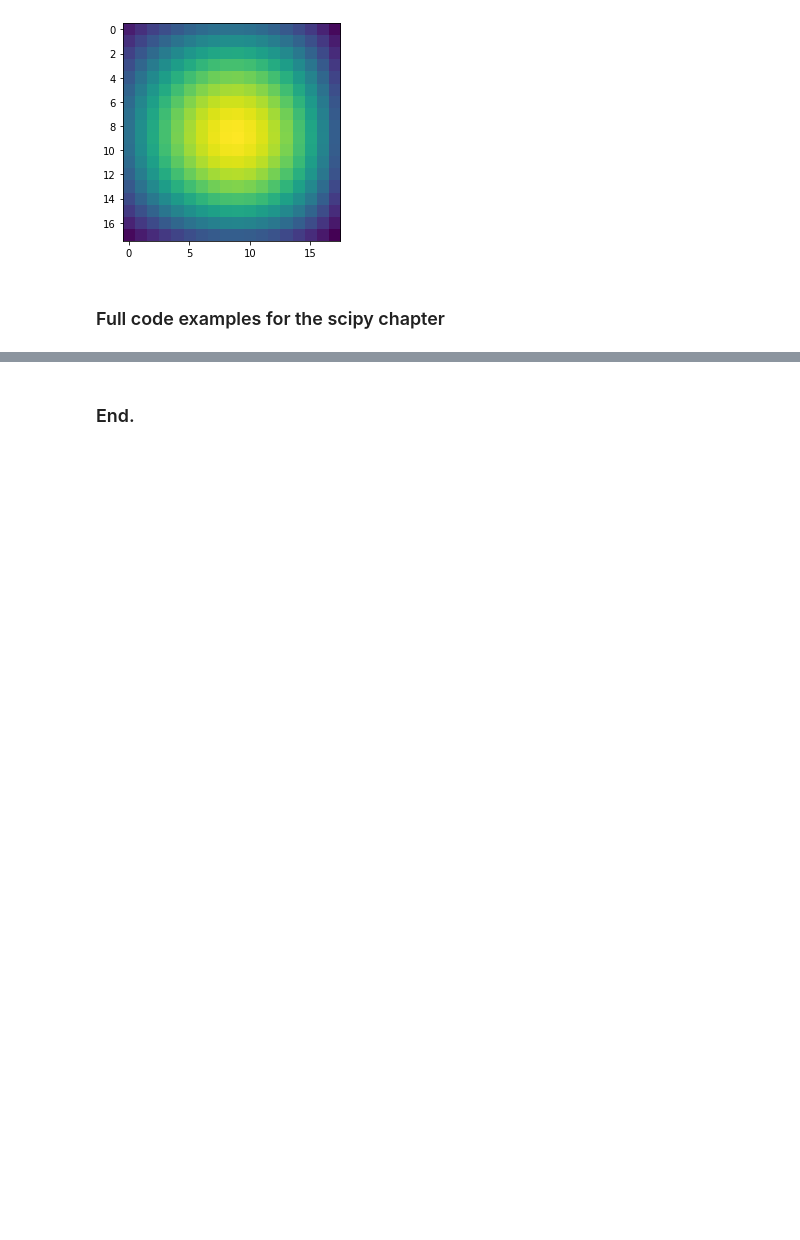
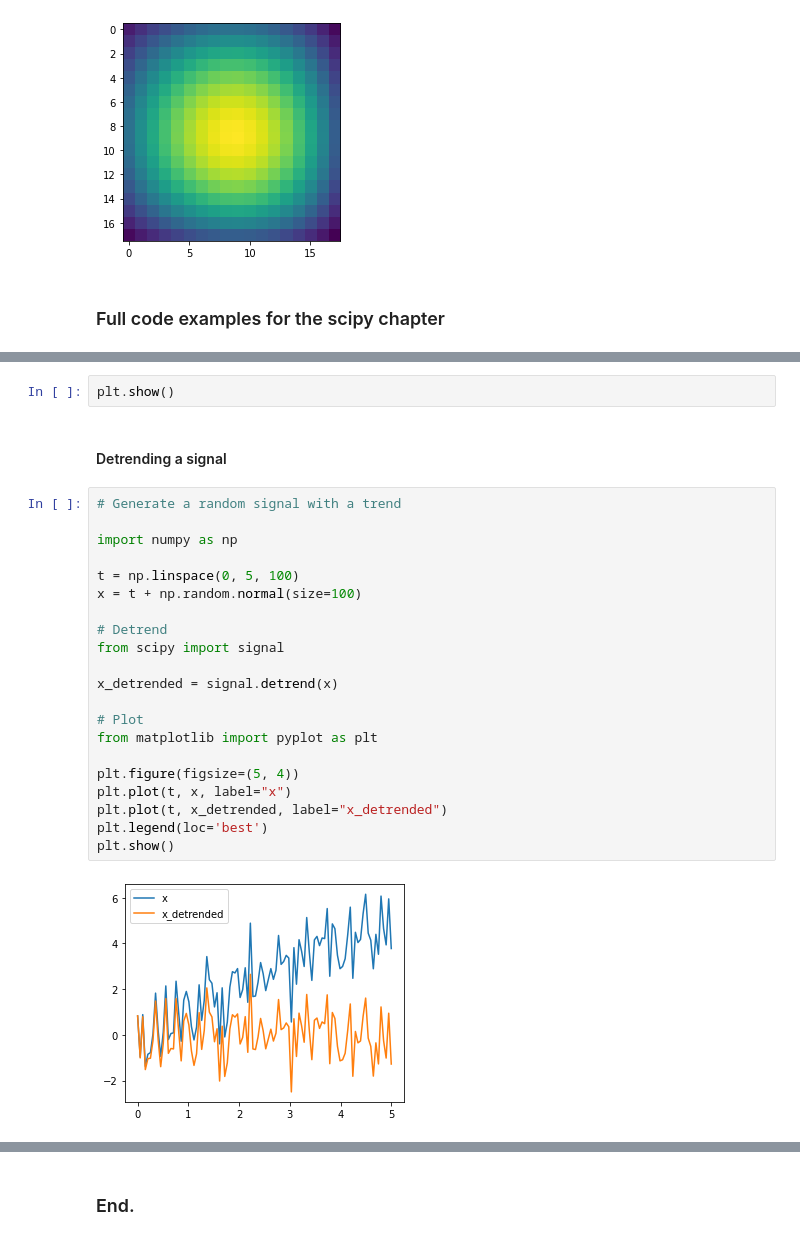
Before and after one commit to caiquemiranda/studies-scipy, a Jupyter notebook: 05-scipy.ipynb, the cells around one changed output, grey strips where cells are left out. Drawn from its saved outputs; the diff is of its cells as text; blank space fills up the shorter version.

Commit message:
scipy-codes

```diff
--- a/05-scipy.ipynb
+++ b/05-scipy.ipynb
@@ -573,0 +615,27 @@ plt.imshow(sig[sl[0]]);
+# %%
+plt.show()
+# %% [markdown]
+#### Detrending a signal
+# %%
+# Generate a random signal with a trend
+
+import numpy as np
+
+t = np.linspace(0, 5, 100)
+x = t + np.random.normal(size=100)
+
+# Detrend
+from scipy import signal
+
+x_detrended = signal.detrend(x)
+
+# Plot
+from matplotlib import pyplot as plt
+
+plt.figure(figsize=(5, 4))
+plt.plot(t, x, label="x")
+plt.plot(t, x_detrended, label="x_detrended")
+plt.legend(loc='best')
+plt.show()
+# %% [output]
+[figure, added]
```
Also changed, not shown: parts of 64 cells of this notebook, 1 other file.
